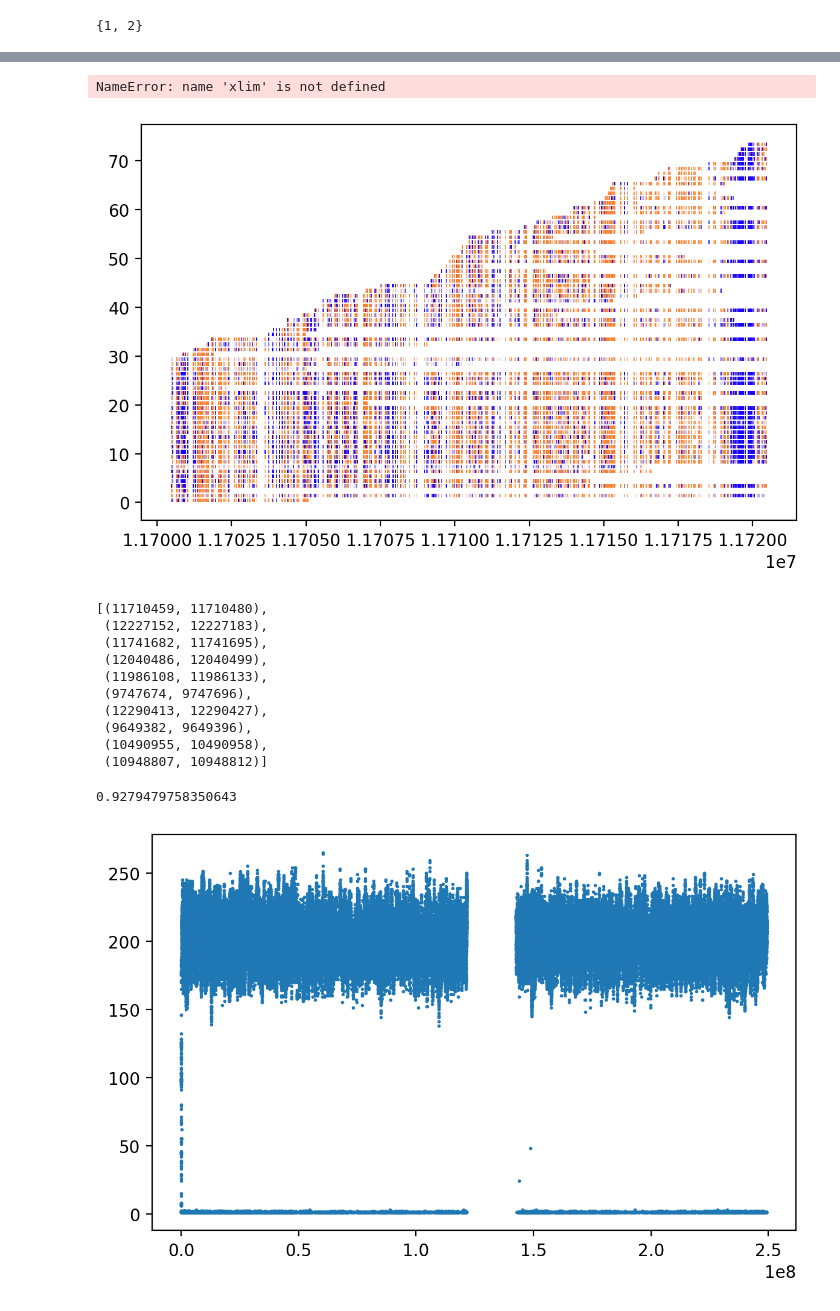
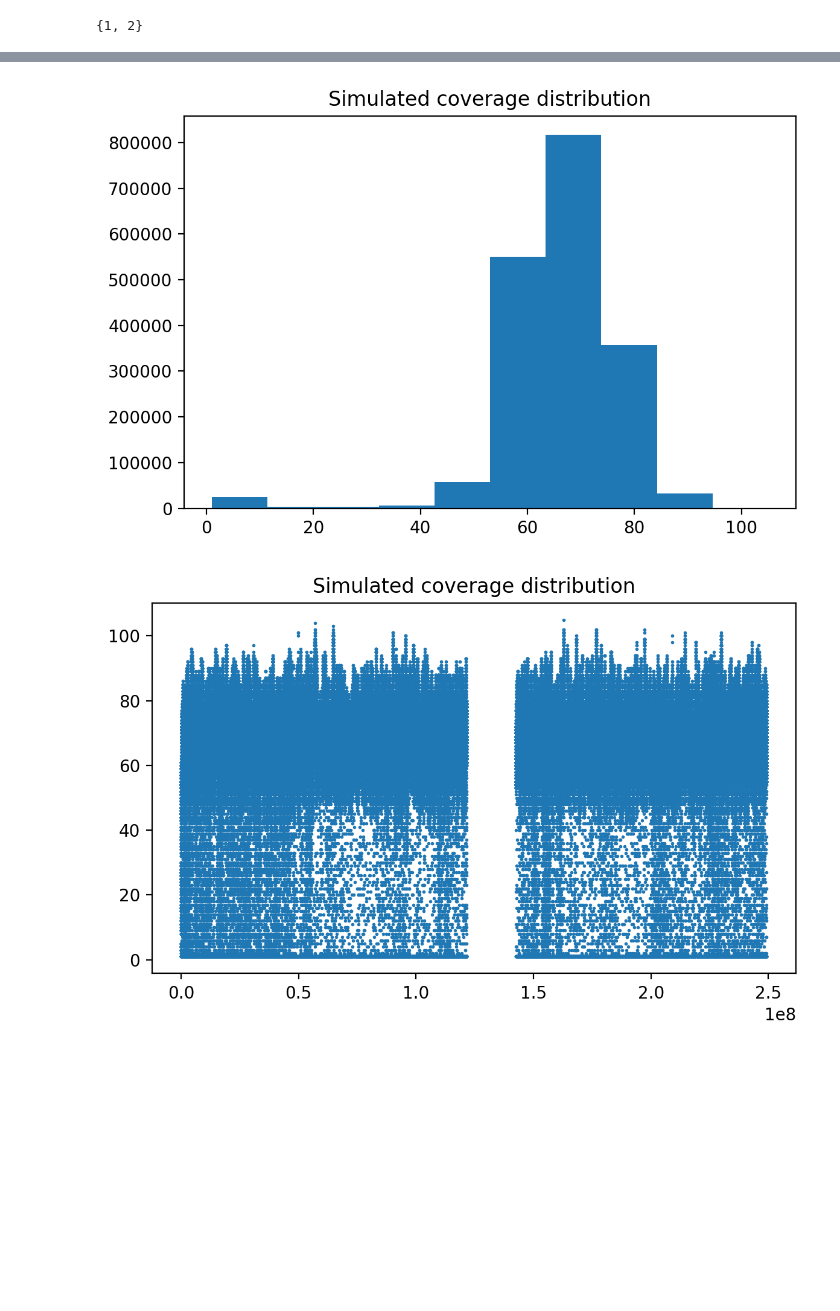
Before and after one commit to snajder-r/benchmark_meth5, a Jupyter notebook: notebooks/simulate_nanopore_data.ipynb, the cells around one changed output, grey strips where cells are left out. Cells and saved outputs as stored; diff of their text form; code cells hidden in the pictures; blank space fills up the shorter version.

```diff
--- a/notebooks/simulate_nanopore_data.ipynb
+++ b/notebooks/simulate_nanopore_data.ipynb
@@ -26,5 +27,9 @@ sim.generate_meth5(sim_m5_file, "sample", 1500000, chunksize = 5000, n_procs=16)
 # %% [output]
 {1, 2}
 # %%
-sim_m5_file = "/home/r933r/data/projects/nanopore/pycometh_benchmark/simulated/diffmet025.m5"
+sim_m5_file = "/home/r933r/data/projects/nanopore/pycometh_benchmark/simulated/diffmet_merged_small.m5"
 mf = MetH5File(sim_m5_file, "r")
+mf_real = MetH5File(module_config.meth5_template_file.format(sample="HG002"), "r")
+
+rates, sites = mf["1"].get_all_values().get_llr_site_rate()
+cov, cov_sites = mf["1"].get_all_values().get_llr_site_aggregate(len)
@@ -53,39 +38,13 @@ ValueError: Random access to ranges only allowed if index exists. Call create_ch
-# %%
-mf_real = MetH5File(module_config.meth5_template_file.format(sample="HG002"), "r")
-pa.figure()
-matrix_real = mf_real["1"].get_values_in_range(11710459 - 10000, 11710459 + 10000).to_sparse_methylation_matrix()
-#plot_met_profile(np.array(matrix.met_matrix.todense()), samples=matrix.read_samples, sample_colors={1:"r", 2:"g"})
-plot_met_profile_from_matrix(matrix_real)
-plt.xlim(xlim[0], xlim[1])
-plt.show()
-# %% [output]
-NameError: name 'xlim' is not defined
-[figure, removed]
-# %%
-low_met = sites[np.where((rates < 0.1))[0]]
-high_cov = cov_sites[np.where((cov >40) & (cov <80) )[0]]
-list(set(tuple(r) for r in low_met).intersection(set(tuple(r) for r in high_cov)))[:10]
-# %% [output]
-[(11710459, 11710480),
- (12227152, 12227183),
- (11741682, 11741695),
- (12040486, 12040499),
- (11986108, 11986133),
- (9747674, 9747696),
- (12290413, 12290427),
- (9649382, 9649396),
- (10490955, 10490958),
- (10948807, 10948812)]
-# %%
-r = mf["1"].get_all_values().get_ranges()
-#pa.figure()
-np.sum((r[:, 1] - r[:, 0]) > 2) / r.shape[0]
-#plt.show()
-# %% [output]
-0.9279479758350643
 # %%
 pa.figure()
+plt.title("Simulated coverage distribution")
+plt.hist(cov)
+plt.show()
+
+pa.figure()
+plt.title("Simulated coverage distribution")
 plt.scatter(cov_sites[:, 0], cov, s=1)
 plt.show()
 # %% [output]
-[figure, old version]
+[figure, new version]
+[figure, added]
```
Also changed, not shown: parts of 14 cells of this notebook, 2 other files.
